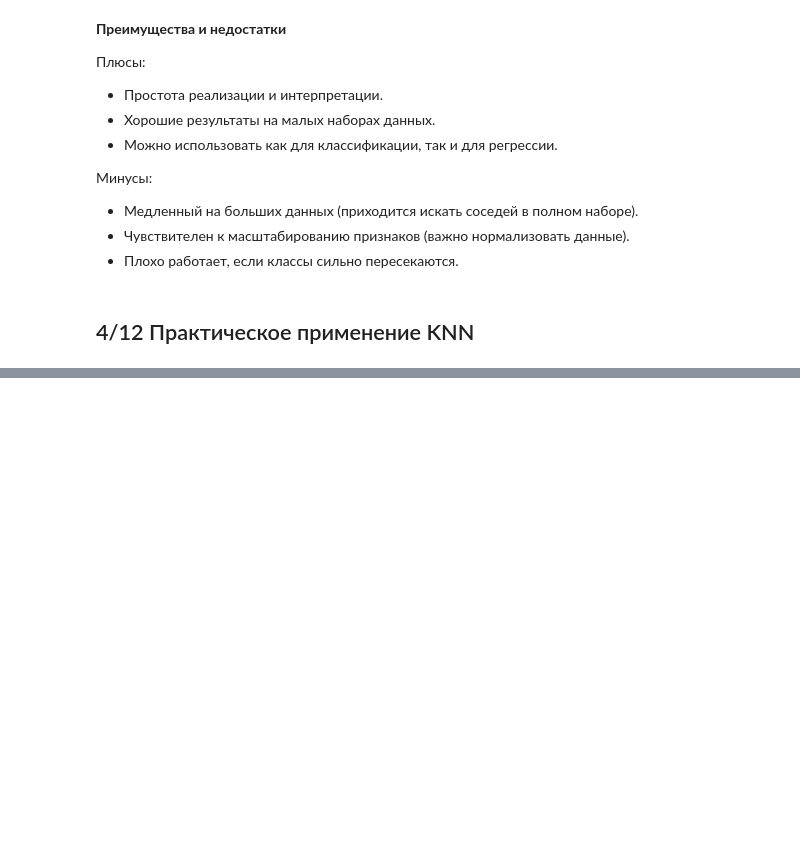
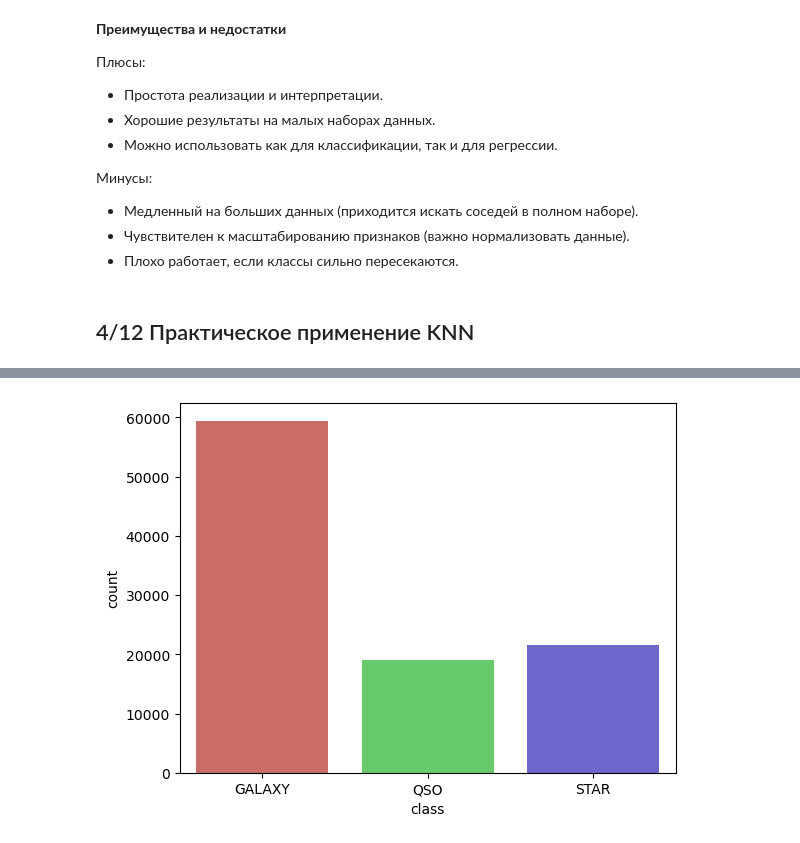
Before and after one commit to iTonyJah/DataScience, a Jupyter notebook: Edu/classical_ml/classical_ml_test.ipynb, the cells around one changed output, grey strips where cells are left out. Saved outputs shown, nothing was run; the diff lists cells and outputs as text; code cells hidden in the pictures; blank space fills up the shorter version.

Commit message:
cl_ml_mod_4_les_4_star_classification_started

```diff
--- a/Edu/classical_ml/classical_ml_test.ipynb
+++ b/Edu/classical_ml/classical_ml_test.ipynb
@@ -2502,0 +2521,4 @@ $$a(u) = \operatorname{argmax}_{y} \sum_{i=1}^{k} [y_u^{(i)} = y]$$
+# %%
+import pandas as pd
+
+df = pd.read_csv("StarClassificationDataset.zip", compression='zip', low_memory=False)
@@ -2502,0 +2554,2 @@ $$a(u) = \operatorname{argmax}_{y} \sum_{i=1}^{k} [y_u^{(i)} = y]$$
+# %%
+df.alpha = pd.to_numeric(df['alpha'], errors='coerce')
@@ -2502,0 +2576,8 @@ $$a(u) = \operatorname{argmax}_{y} \sum_{i=1}^{k} [y_u^{(i)} = y]$$
+# %%
+import seaborn as sns
+import matplotlib.pyplot as plt
+
+sns.countplot(x='class', data=df, palette='hls', hue='class', legend=False)
+plt.show()
+# %% [output]
+[figure, added]
```
Also changed, not shown: parts of 6 cells of this notebook.
